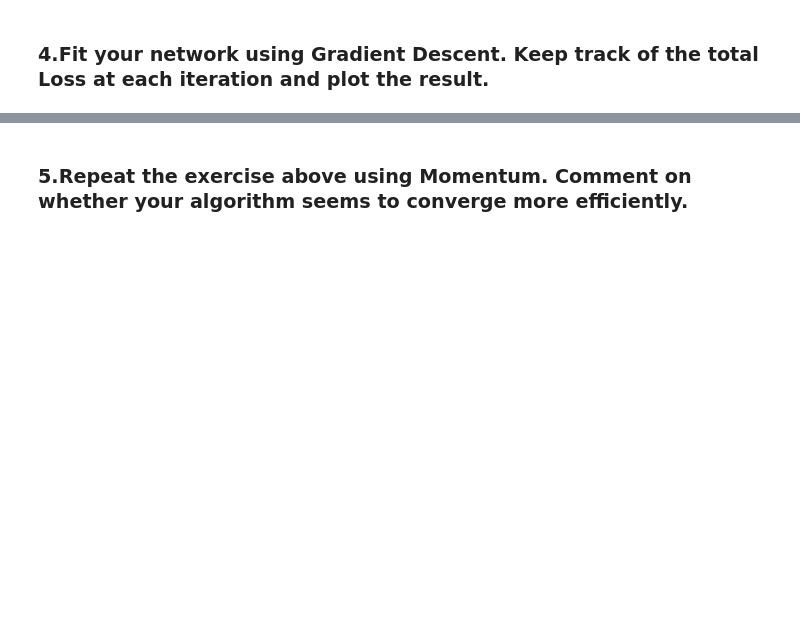
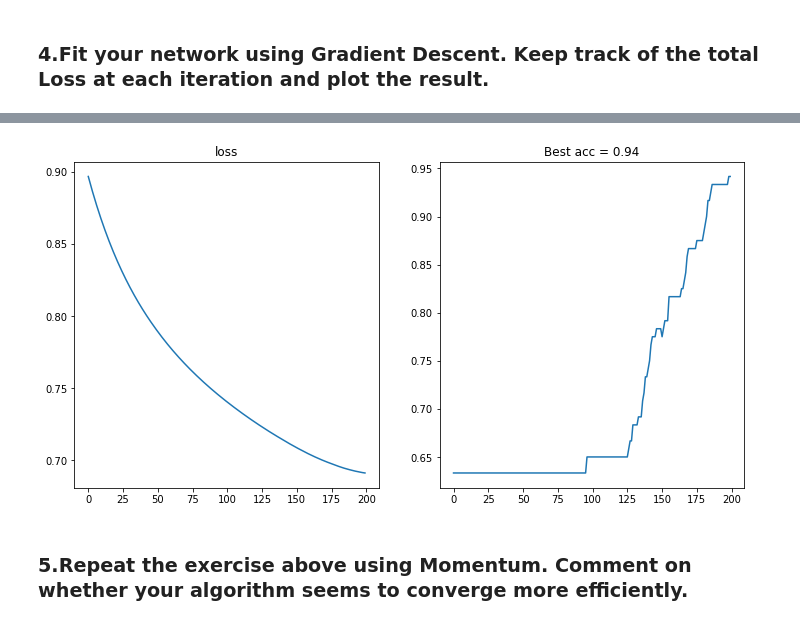
Before and after one commit to dy11/ANLY-590, a Jupyter notebook: Assignment1/assignment_1.ipynb, the cells around one changed output, grey strips where cells are left out. Cells and saved outputs as stored; diff of their text form; code cells hidden in the pictures; blank space fills up the shorter version.

```diff
--- a/Assignment1/assignment_1.ipynb
+++ b/Assignment1/assignment_1.ipynb
@@ -399,4 +362,0 @@ def grad_descent(x, y, starting_point=None, iterations=20, learning_rate=.1):
-# %%
-traj, losses = grad_descent(x, y)
-plt.plot(losses)
-losses
@@ -421,0 +363,5 @@ losses
+# %%
+# Randomize X and Y
+from sklearn.model_selection import train_test_split
+train_X, test_X, train_Y, test_Y = train_test_split(X, Y, test_size=0.20, random_state=0)
+print(train_X.shape, train_Y.shape, test_X.shape, test_Y.shape)
@@ -421,0 +370,80 @@ losses
+# %%
+# --- Grad descent
+
+def init_params(std = 1.0):
+
+    W1 = std * np.random.randn(2, 3)
+    B1 = np.zeros(3)
+    W2 = std * np.random.randn(3, 2)
+    B2 = np.zeros(2)
+    V = std * np.random.randn(2, 3)
+    C = np.zeros(3)
+
+    return [W1, B1, W2, B2, V, C]
+
+def update_params(parameters, grads, learning_rate):
+    W1, B1, W2, B2, V, C = parameters
+    d_W1, d_B1, d_W2, d_B2, d_V, d_C = grads
+
+    W1 -= learning_rate * d_W1
+    B1 -= learning_rate * d_B1
+    W2 -= learning_rate * d_W2
+    B2 -= learning_rate * d_B2
+    V -= learning_rate * d_V
+    C -= learning_rate * d_C
+
+    return [W1, B1, W2, B2, V, C]
+
+def fwd(X, parameters):
+    W1, B1, W2, B2, V, C = parameters
+
+    h1 = ReLU(np.dot(X, W1) + B1)
+    h2 = ReLU(np.dot(h1, W2) + B2)
+    scores = np.dot(h2, V) + C
+
+    outs = softmax(scores)
+
+    return outs
+
+def test_net(x, y, parameters):
+    outs = fwd(x, parameters)
+    preds = outs.argmax(axis=1)
+    gts = y.argmax(axis=1)
+    acc = (preds == gts).sum() * 1.0 / x.shape[0]
+    return acc
+
+def grad_descent(x, y, starting_point=None, iterations=200, learning_rate=.01):
+    parameters = init_params(1)
+
+    losses = []
+    results = []
+    acces = []
+
+    best_acc = -1
+    best_params = None
+
+    for i in range(iterations):
+        outs, loss, grads = grad_f(x, y, parameters)
+        parameters = update_params(parameters, grads, learning_rate)
+        losses.append(loss)
+        results.append(outs)
+
+        acc = test_net(test_X, test_Y, parameters)
+        acces.append(acc)
+        if acc > best_acc:
+            best_acc = acc
+            best_params = parameters
+
+    return acces, losses, best_params
+
+acces, losses,parameters = grad_descent(train_X, train_Y)
+
+plt.figure(figsize=(12, 6))
+plt.subplot(1,2,1)
+plt.plot(losses)
+
+plt.title('loss')
+plt.subplot(1,2,2)
+plt.title("Best acc = {:.2f}".format(max(acces)))
+plt.plot(acces)
+# %% [output]
@@ -422,2 +451,3 @@ losses
+[figure, added]
 # %% [markdown]
 ### 5.Repeat the exercise above using Momentum. Comment on whether your algorithm seems to converge more efficiently.
```
Also changed, not shown: parts of 9 cells of this notebook.
